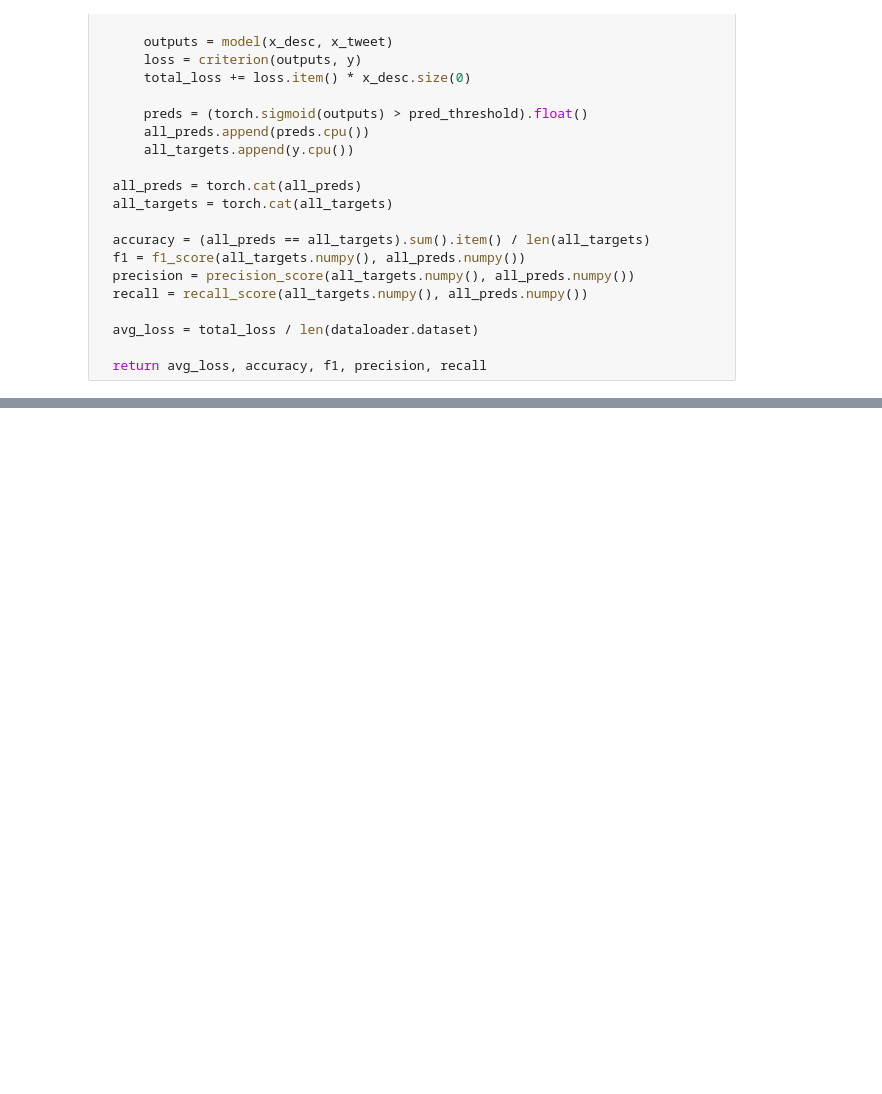
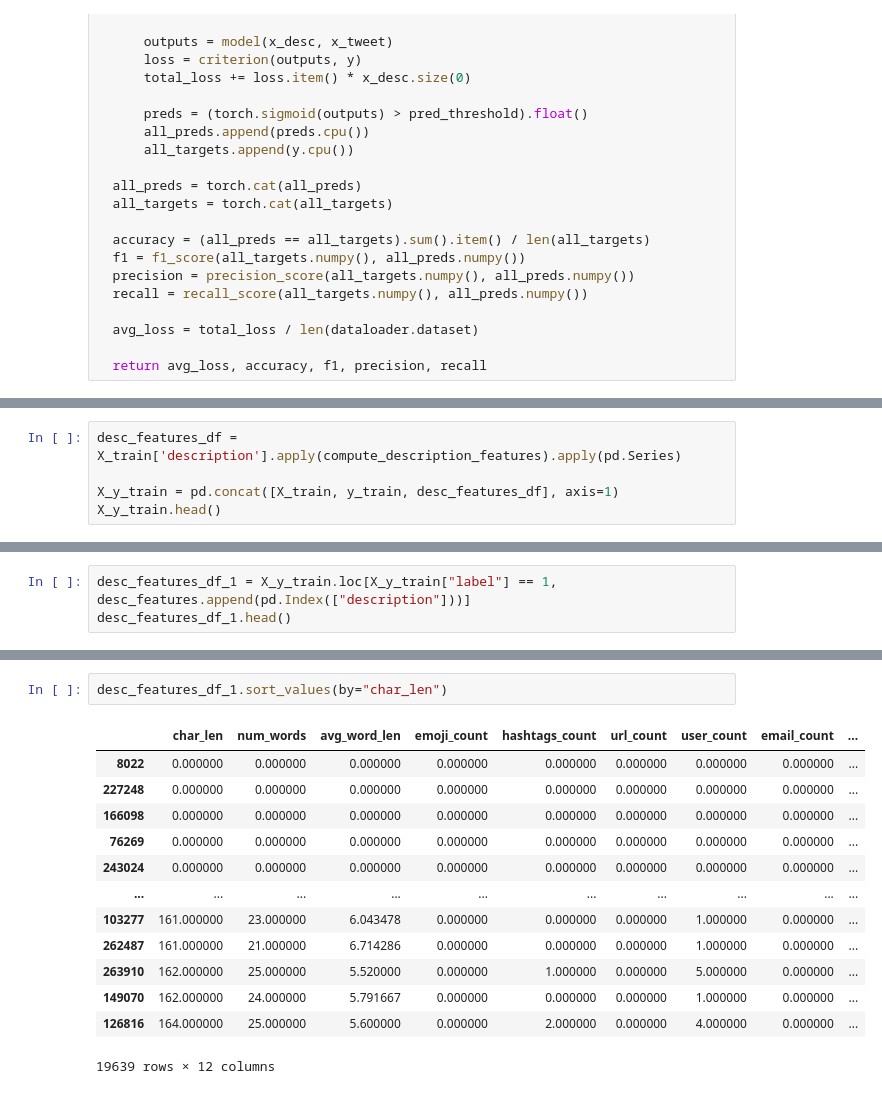
Before and after one commit to julwdo/thesis, a Jupyter notebook: 01_codes/03_nlp_project_main_old.ipynb, the cells around one changed output, grey strips where cells are left out. Cells and saved outputs as stored; diff of their text form; blank space fills up the shorter version.

```diff
--- a/01_codes/03_nlp_project_main_old.ipynb
+++ b/01_codes/03_nlp_project_main_old.ipynb
@@ -1401,0 +1470,5 @@ Epoch 10 | Train Loss: 0.2183 | Test Loss: 0.2823 | Test Acc: 0.9054 | Test F1:
+# %%
+desc_features_df = X_train['description'].apply(compute_description_features).apply(pd.Series)
+
+X_y_train = pd.concat([X_train, y_train, desc_features_df], axis=1)
+X_y_train.head()
@@ -1401,0 +1548,3 @@ Epoch 10 | Train Loss: 0.2183 | Test Loss: 0.2823 | Test Acc: 0.9054 | Test F1:
+# %%
+desc_features_df_1 = X_y_train.loc[X_y_train["label"] == 1, desc_features.append(pd.Index(["description"]))]
+desc_features_df_1.head()
@@ -1401,0 +1558,16 @@ Epoch 10 | Train Loss: 0.2183 | Test Loss: 0.2823 | Test Acc: 0.9054 | Test F1:
+# %%
+desc_features_df_1.sort_values(by="char_len")
+# %% [output]
+|  | char_len | num_words | avg_word_len | emoji_count | hashtags_count | url_count | user_count | email_count | ... |
+| 8022 | 0.000000 | 0.000000 | 0.000000 | 0.000000 | 0.000000 | 0.000000 | 0.000000 | 0.000000 | ... |
+| 227248 | 0.000000 | 0.000000 | 0.000000 | 0.000000 | 0.000000 | 0.000000 | 0.000000 | 0.000000 | ... |
+| 166098 | 0.000000 | 0.000000 | 0.000000 | 0.000000 | 0.000000 | 0.000000 | 0.000000 | 0.000000 | ... |
+| 76269 | 0.000000 | 0.000000 | 0.000000 | 0.000000 | 0.000000 | 0.000000 | 0.000000 | 0.000000 | ... |
+| 243024 | 0.000000 | 0.000000 | 0.000000 | 0.000000 | 0.000000 | 0.000000 | 0.000000 | 0.000000 | ... |
+| ... | ... | ... | ... | ... | ... | ... | ... | ... | ... |
+| 103277 | 161.000000 | 23.000000 | 6.043478 | 0.000000 | 0.000000 | 0.000000 | 1.000000 | 0.000000 | ... |
+| 262487 | 161.000000 | 21.000000 | 6.714286 | 0.000000 | 0.000000 | 0.000000 | 1.000000 | 0.000000 | ... |
+| 263910 | 162.000000 | 25.000000 | 5.520000 | 0.000000 | 1.000000 | 0.000000 | 5.000000 | 0.000000 | ... |
+| 149070 | 162.000000 | 24.000000 | 5.791667 | 0.000000 | 0.000000 | 0.000000 | 1.000000 | 0.000000 | ... |
+| 126816 | 164.000000 | 25.000000 | 5.600000 | 0.000000 | 2.000000 | 0.000000 | 4.000000 | 0.000000 | ... |
+19639 rows × 12 columns
```
Also changed, not shown: parts of 10 cells of this notebook.
